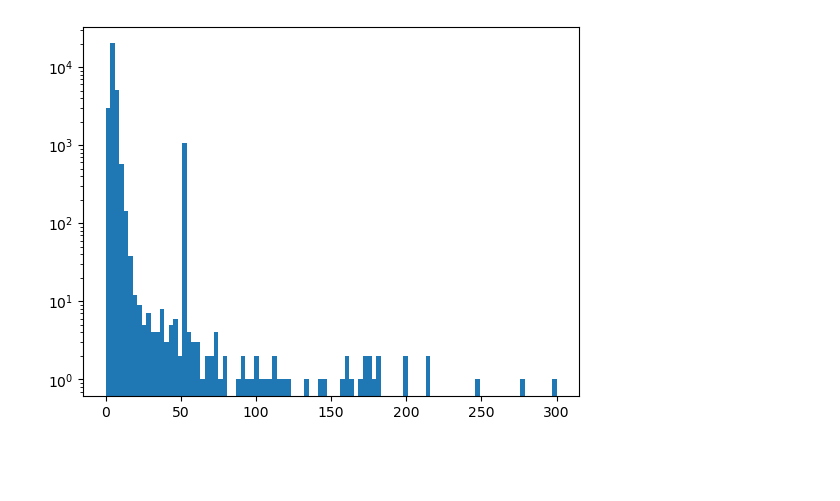
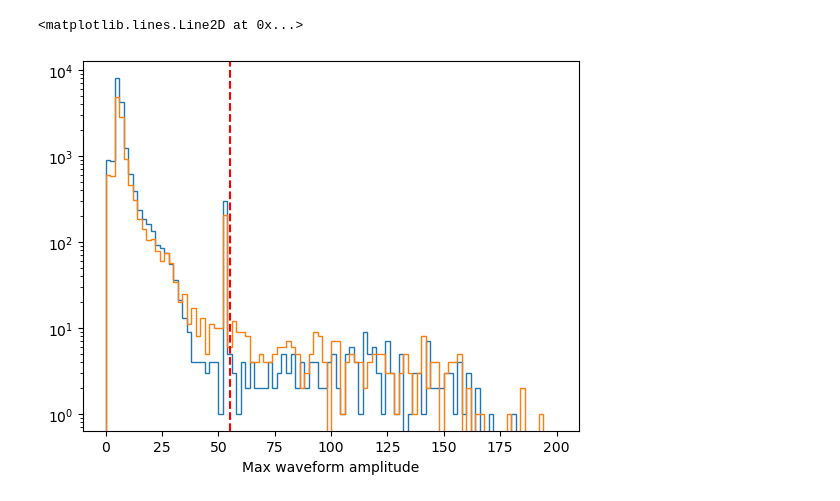
Before and after one commit to evanchib-dotcom/LAPPD-ANALYSIS, a Jupyter notebook: lappd.ipynb, the cells around one changed output. Saved outputs shown, nothing was run; the diff lists cells and outputs as text; code cells hidden in the pictures; blank space fills up the shorter version.

Commit message:
glob comparing water and labppo data

```diff
--- a/lappd.ipynb
+++ b/lappd.ipynb
@@ -89,16 +97,8 @@ for i in range(len(waveforms[:n])):
+# %%
+threshold = 55
 # %%
-
-fig,ax = plt.subplots(1,2,figsize=(10,5))
-bin_edges = np.arange(np.min(tres), np.max(tres) + 0.2, 0.2)
-ax[0].hist(tres,bins=bin_edges,histtype='step',label='Corrected LAPPD Times');
-ax[0].hist(raw,bins=1200,histtype='step',label='Raw LAPPD Times');
-ax[0].hist(trigs,bins=1200,histtype='step',label='CAEN Trigger Times');
-ax[0].legend()
-
-
-import numpy as np
-bin_edges = np.arange(-80, 20 + 2, 2)  # 0.0, 0.2, ..., 100.0
-
-ax[1].hist(tres,bins=bin_edges,range=(-80,20));
-ax[1].set_xlabel('Time [ns]')
-ax[1].set_ylabel("Counts")
+water_data = get_time_residuals(glob.glob("processed/water/*.root"),threshold)
+water_tres = water_data[0]
+water_hit_amplitudes = water_data[1]
+water_raw_hit_times = water_data[2]
+water_trigger_times = water_data[3]
@@ -119,0 +105,6 @@ for i in range(len(waveforms[:n])):
+# %%
+labppo_data = get_time_residuals(glob.glob("processed/labppo/*.root"),threshold)
+labppo_tres = labppo_data[0]
+labppo_hit_amplitudes = labppo_data[1]
+labppo_raw_hit_times = labppo_data[2]
+labppo_trigger_times = labppo_data[3]
@@ -120,9 +124,13 @@ for i in range(len(waveforms[:n])):
 # %%
 
-plt.hist(maxes,bins=100,range=(0,300))
+plt.hist(water_hit_amplitudes,bins=100,range=(0,200),histtype='step')
+plt.hist(labppo_hit_amplitudes,bins=100,range=(0,200),histtype='step')
 plt.yscale('log')
+plt.xlabel('Max waveform amplitude')
+plt.axvline(threshold,color='red',linestyle='--')
 # %% [output]
+<matplotlib.lines.Line2D at 0x...>
-[figure, old version]
+[figure, new version]
 # %%
 print(event_info['times'])
 # %% [output]
```
Also changed, not shown: parts of 5 cells of this notebook.
